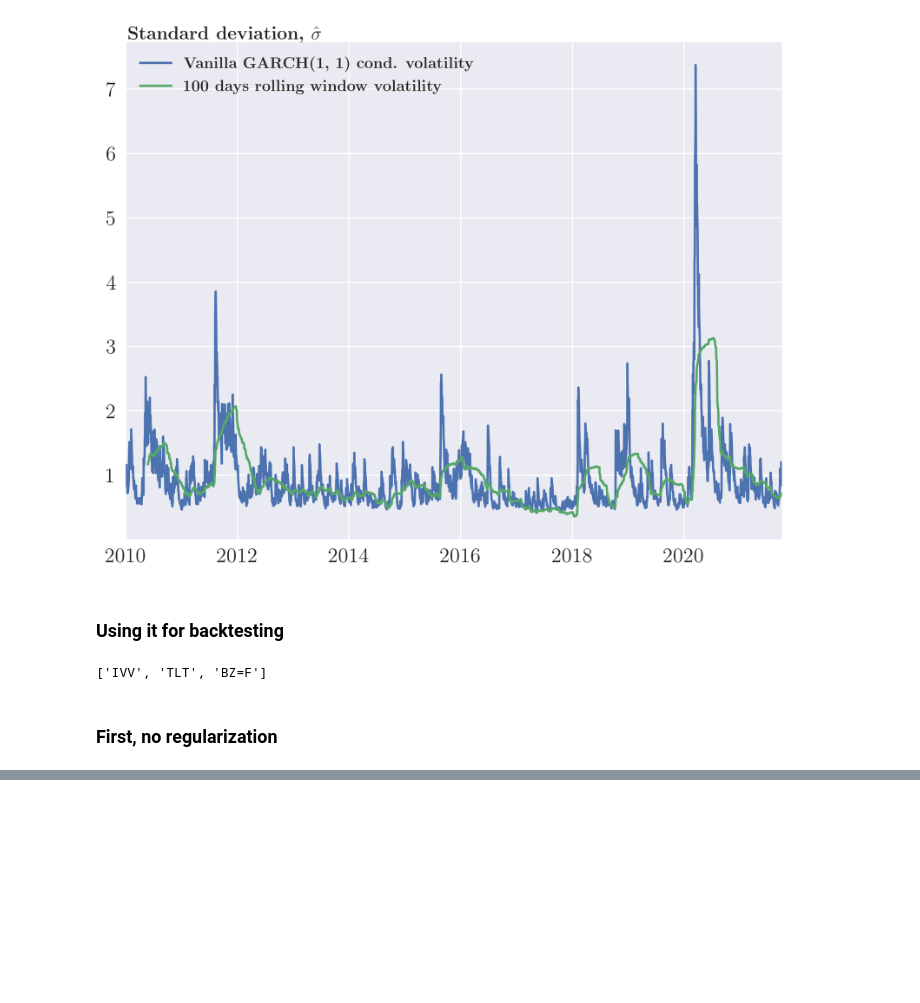
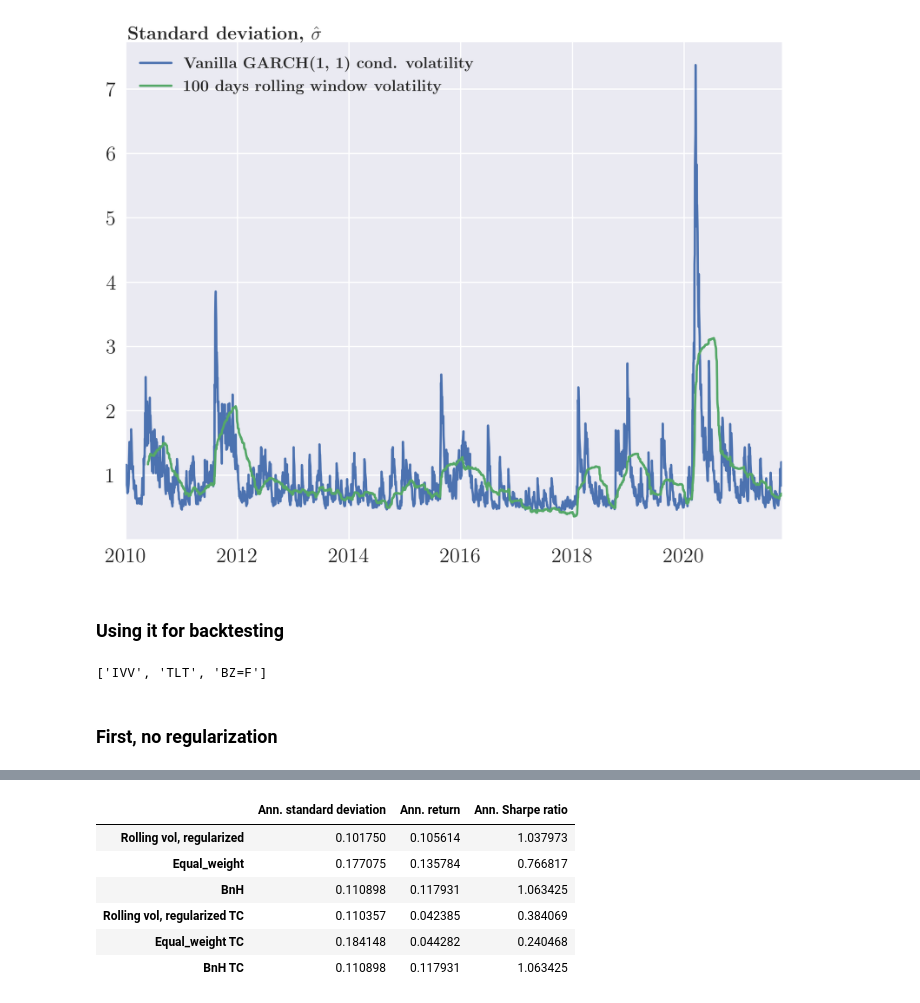
Before and after one commit to neriksen/thesis, a Jupyter notebook: backtesting/GARCHvsEmpirical_vol.ipynb, the cells around one changed output, grey strips where cells are left out. Saved outputs shown, nothing was run; the diff lists cells and outputs as text; code cells hidden in the pictures; blank space fills up the shorter version.

```diff
--- a/backtesting/GARCHvsEmpirical_vol.ipynb
+++ b/backtesting/GARCHvsEmpirical_vol.ipynb
@@ -102,0 +145,10 @@ len(in_sample.rolling(100).cov().values)
+# %%
+perf_rolling_reg
+# %% [output]
+|  | Ann. standard deviation | Ann. return | Ann. Sharpe ratio |
+| Rolling vol, regularized | 0.101750 | 0.105614 | 1.037973 |
+| Equal_weight | 0.177075 | 0.135784 | 0.766817 |
+| BnH | 0.110898 | 0.117931 | 1.063425 |
+| Rolling vol, regularized TC | 0.110357 | 0.042385 | 0.384069 |
+| Equal_weight TC | 0.184148 | 0.044282 | 0.240468 |
+| BnH TC | 0.110898 | 0.117931 | 1.063425 |
```
Also changed, not shown: parts of 27 cells of this notebook.
